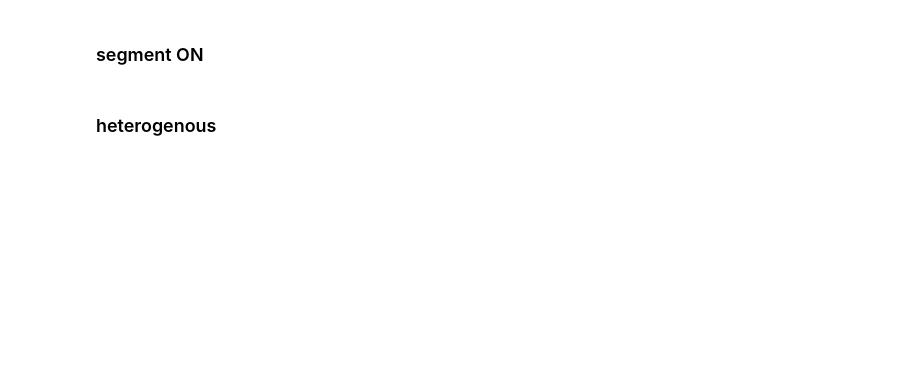
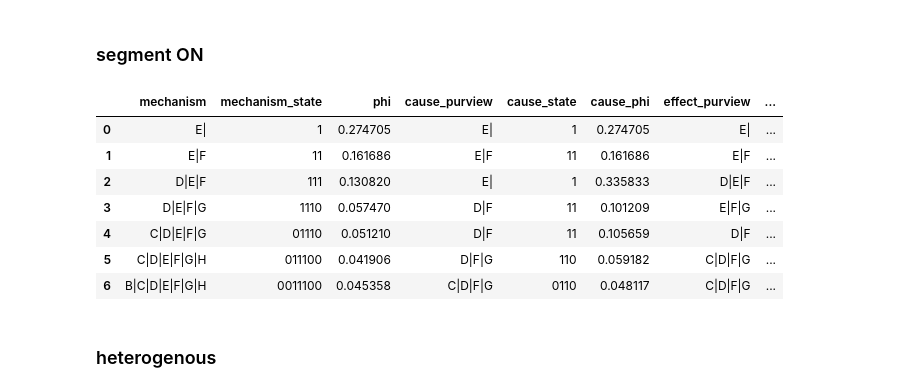
Before and after one commit to bjorneju/substrate_modeler, a Jupyter notebook: pyramid_on_a_grid.ipynb, the cells around one changed output. Saved outputs shown, nothing was run; the diff lists cells and outputs as text; code cells hidden in the pictures; blank space fills up the shorter version.

```diff
--- a/pyramid_on_a_grid.ipynb
+++ b/pyramid_on_a_grid.ipynb
@@ -412,6 +446,17 @@ state = (0,0,0,1,1,1,0,0,0)*2+(0,0,0,1,1)
 # %%
 cons_segment = concepts(V1,mechanisms)
-ces2df(pyphi.models.CauseEffectStructure(cons_segment,subsystem=V1))
+seg_df = ces2df(pyphi.models.CauseEffectStructure(cons_segment,subsystem=V1))
+# %%
+seg_df
+# %% [output]
+|  | mechanism | mechanism_state | phi | cause_purview | cause_state | cause_phi | effect_purview | ... |
+| 0 | E| | 1 | 0.274705 | E| | 1 | 0.274705 | E| | ... |
+| 1 | E|F | 11 | 0.161686 | E|F | 11 | 0.161686 | E|F | ... |
+| 2 | D|E|F | 111 | 0.130820 | E| | 1 | 0.335833 | D|E|F | ... |
+| 3 | D|E|F|G | 1110 | 0.057470 | D|F | 11 | 0.101209 | E|F|G | ... |
+| 4 | C|D|E|F|G | 01110 | 0.051210 | D|F | 11 | 0.105659 | D|F | ... |
+| 5 | C|D|E|F|G|H | 011100 | 0.041906 | D|F|G | 110 | 0.059182 | C|D|F|G | ... |
+| 6 | B|C|D|E|F|G|H | 0011100 | 0.045358 | C|D|F|G | 0110 | 0.048117 | C|D|F|G | ... |
 # %% [markdown]
 ### heterogenous
 # %%
```
Also changed, not shown: parts of 27 cells of this notebook.
